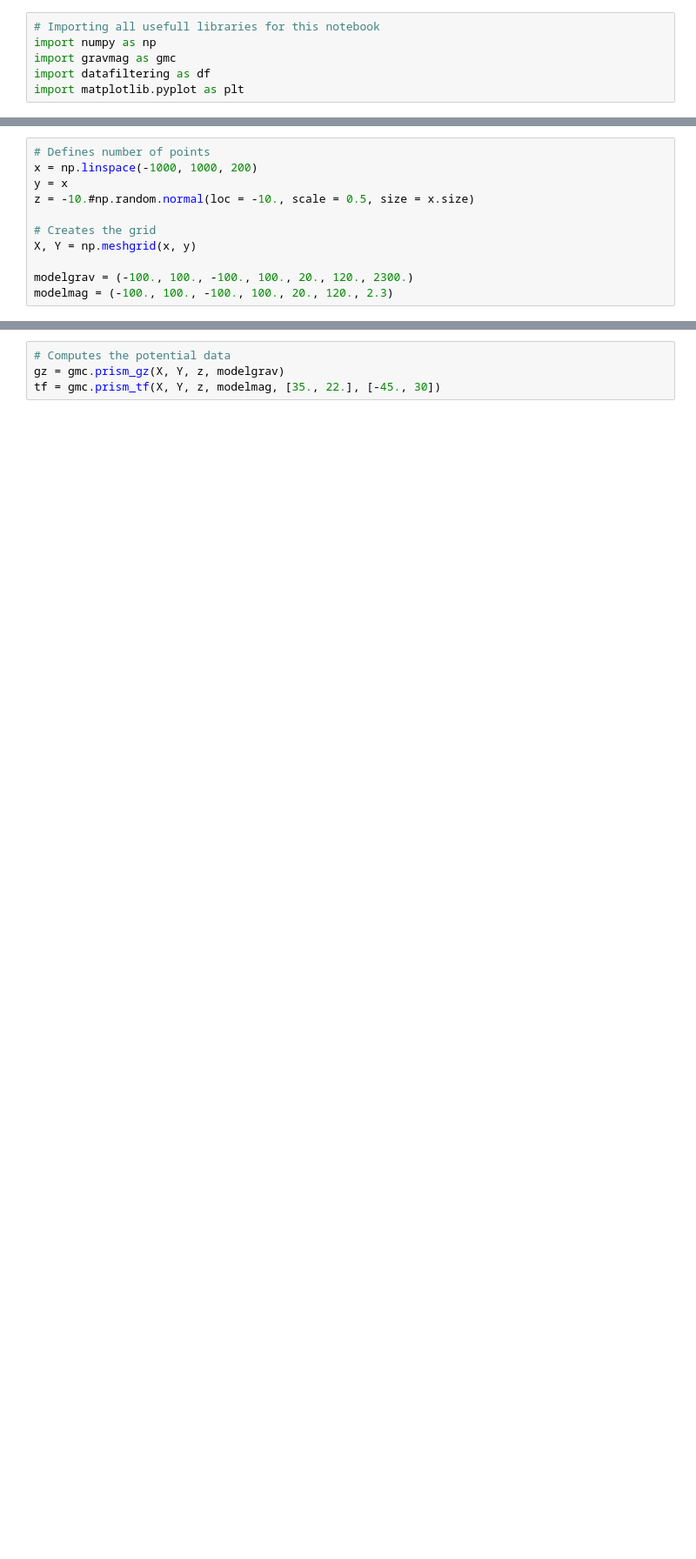
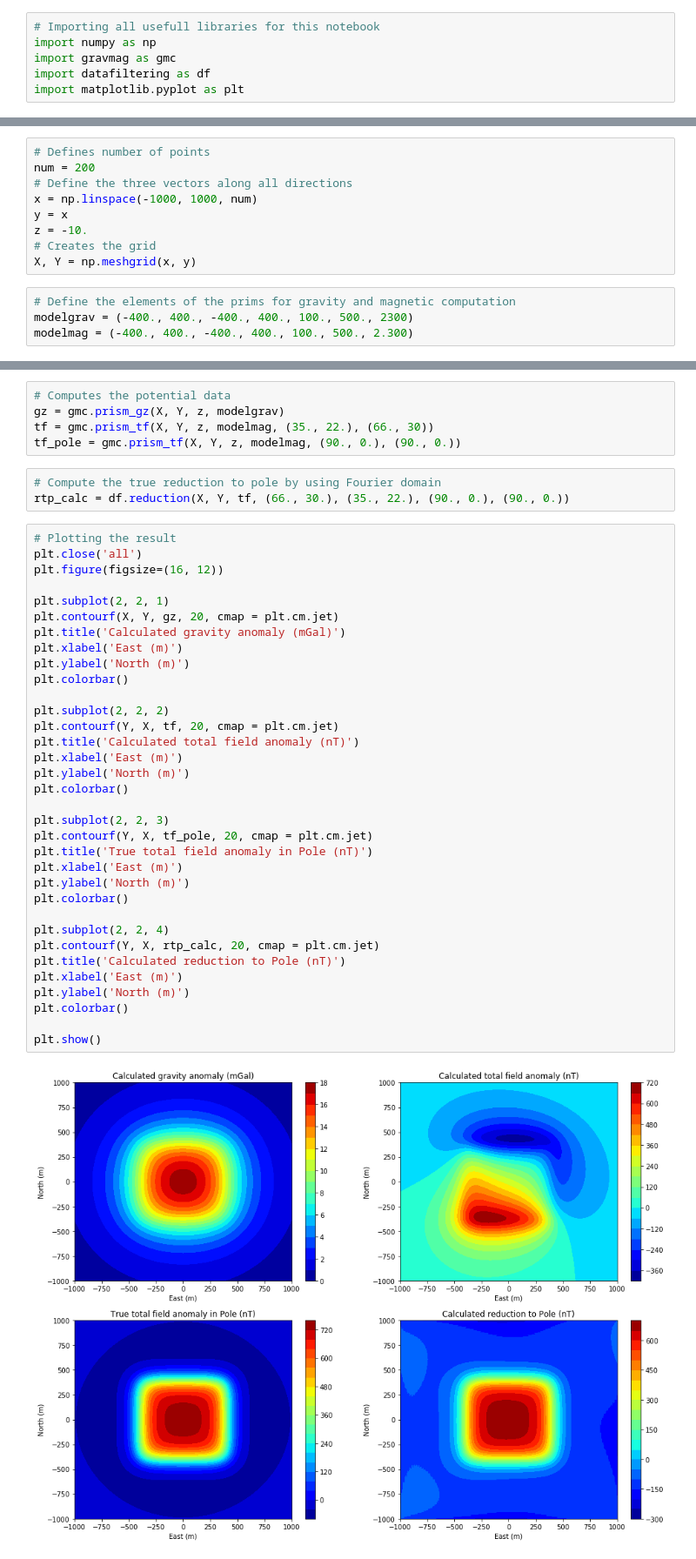
Before and after one commit to nelsondelimar/master, a Jupyter notebook: notebooks/correlation.ipynb, the cells around one changed output, grey strips where cells are left out. Shown at 87% size. Drawn from its saved outputs; the diff is of its cells as text; blank space fills up the shorter version.

```diff
--- a/notebooks/correlation.ipynb
+++ b/notebooks/correlation.ipynb
@@ -28,11 +58,13 @@ def cc(data1, data2):
 # %%
 # Defines number of points
-x = np.linspace(-1000, 1000, 200)
+num = 200
+# Define the three vectors along all directions
+x = np.linspace(-1000, 1000, num)
 y = x
-z = -10.#np.random.normal(loc = -10., scale = 0.5, size = x.size)
-
+z = -10.
 # Creates the grid
 X, Y = np.meshgrid(x, y)
-
-modelgrav = (-100., 100., -100., 100., 20., 120., 2300.)
-modelmag = (-100., 100., -100., 100., 20., 120., 2.3)
+# %%
+# Define the elements of the prims for gravity and magnetic computation
+modelgrav = (-400., 400., -400., 400., 100., 500., 2300)
+modelmag = (-400., 400., -400., 400., 100., 500., 2.300)
@@ -39,4 +73,44 @@ modelmag = (-100., 100., -100., 100., 20., 120., 2.3)
 # %%
 # Computes the potential data
 gz = gmc.prism_gz(X, Y, z, modelgrav)
-tf = gmc.prism_tf(X, Y, z, modelmag, [35., 22.], [-45., 30])
+tf = gmc.prism_tf(X, Y, z, modelmag, (35., 22.), (66., 30))
+tf_pole = gmc.prism_tf(X, Y, z, modelmag, (90., 0.), (90., 0.))
+# %%
+# Compute the true reduction to pole by using Fourier domain
+rtp_calc = df.reduction(X, Y, tf, (66., 30.), (35., 22.), (90., 0.), (90., 0.))
+# %%
+# Plotting the result
+plt.close('all')
+plt.figure(figsize=(16, 12))
+
+plt.subplot(2, 2, 1)
+plt.contourf(X, Y, gz, 20, cmap = plt.cm.jet)
+plt.title('Calculated gravity anomaly (mGal)')
+plt.xlabel('East (m)')
+plt.ylabel('North (m)')
+plt.colorbar()
+
+plt.subplot(2, 2, 2)
+plt.contourf(Y, X, tf, 20, cmap = plt.cm.jet)
+plt.title('Calculated total field anomaly (nT)')
+plt.xlabel('East (m)')
+plt.ylabel('North (m)')
+plt.colorbar()
+
+plt.subplot(2, 2, 3)
+plt.contourf(Y, X, tf_pole, 20, cmap = plt.cm.jet)
+plt.title('True total field anomaly in Pole (nT)')
+plt.xlabel('East (m)')
+plt.ylabel('North (m)')
+plt.colorbar()
+
+plt.subplot(2, 2, 4)
+plt.contourf(Y, X, rtp_calc, 20, cmap = plt.cm.jet)
+plt.title('Calculated reduction to Pole (nT)')
+plt.xlabel('East (m)')
+plt.ylabel('North (m)')
+plt.colorbar()
+
+plt.show()
+# %% [output]
+[figure, added]
```
Also changed, not shown: parts of 14 cells of this notebook.
